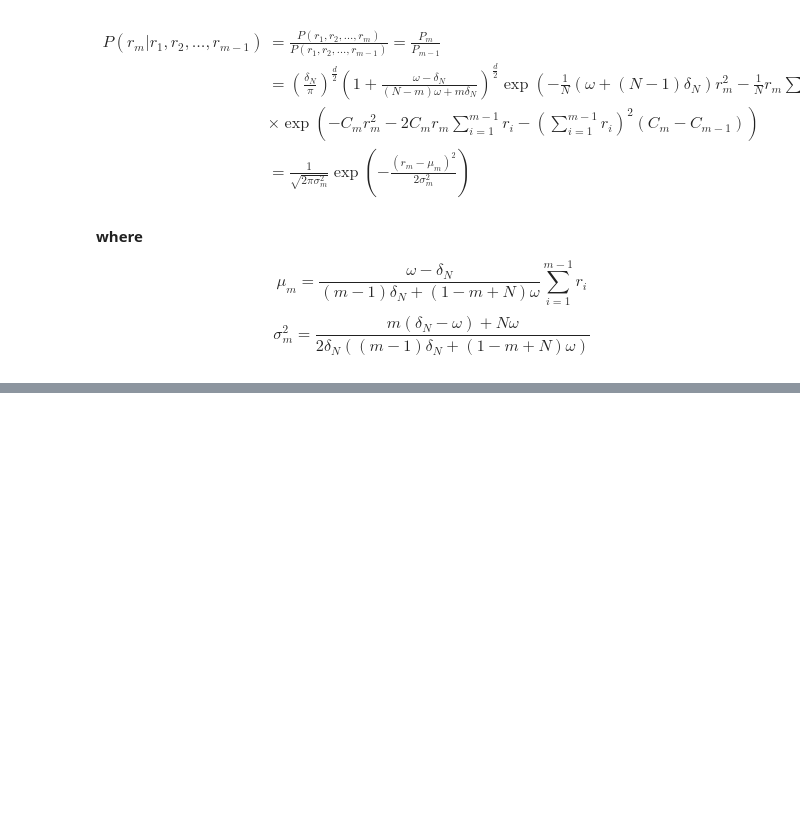
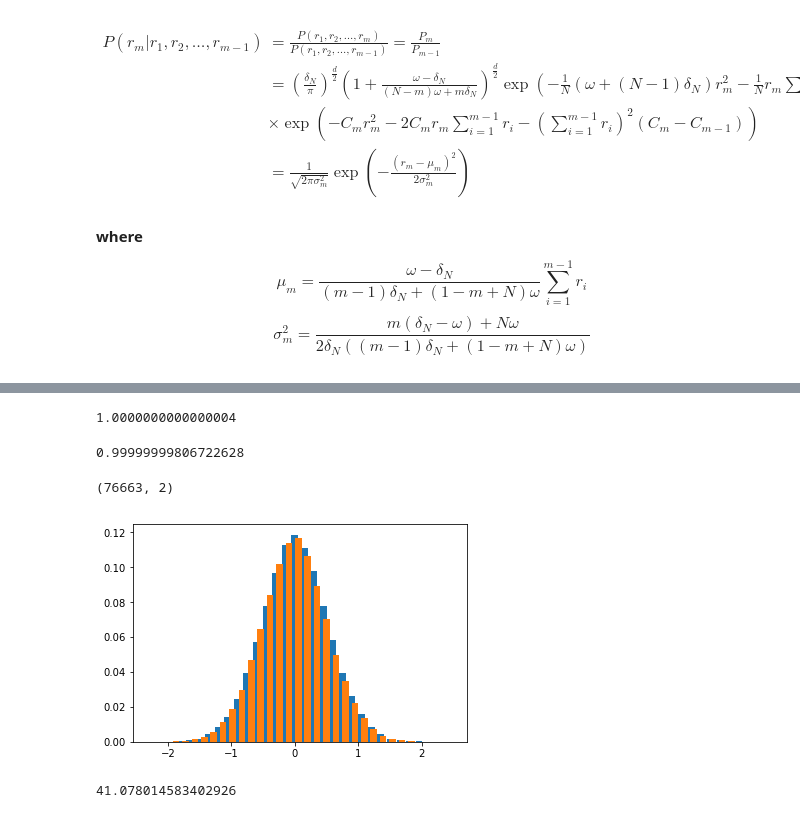
Before and after one commit to klaimans/PyStuff, a Jupyter notebook: pyHIM.ipynb, the cells around one changed output, grey strips where cells are left out. Drawn from its saved outputs; the diff is of its cells as text; code cells hidden in the pictures; blank space fills up the shorter version.

```diff
--- a/pyHIM.ipynb
+++ b/pyHIM.ipynb
@@ -212,0 +302,8 @@ system = HIM(N = 2, omega = 1, lambda0 = 2);
+# %%
+sum(sum(H))
+# %% [output]
+1.0000000000000004
+# %%
+sum(sum(Pxy))*(xvec[1]-xvec[0])**2
+# %% [output]
+0.99999999806722628
@@ -212,0 +314,26 @@ system = HIM(N = 2, omega = 1, lambda0 = 2);
+# %%
+sshot.shape
+# %% [output]
+(76663, 2)
+# %%
+hist, bins = np.histogram(sshot[:,0], density=False, bins = 32)
+
+width = 0.7 * (bins[1] - bins[0])
+center = (bins[:-1] + bins[1:]) / 2
+hist_size = sum(hist)
+plt.bar(center, hist/hist_size, align='center', width=width);
+
+hist, bins = np.histogram(sshot[:,1], density=False, bins = 32)
+
+width = 0.7 * (bins[1] - bins[0])
+center = (bins[:-1] + bins[1:]) / 2
+hist_size = sum(hist)
+plt.bar(center, hist/hist_size, align='center', width=width);
+
+#sshot_2_rho = sshot[:,0]*sum(sshot[:,1])/sshot.shape[0]
+# %% [output]
+[figure, added]
+# %%
+sum(hist/np.sqrt(hist_size))*0.14821015
+# %% [output]
+41.078014583402926
```
Also changed, not shown: parts of 15 cells of this notebook.
